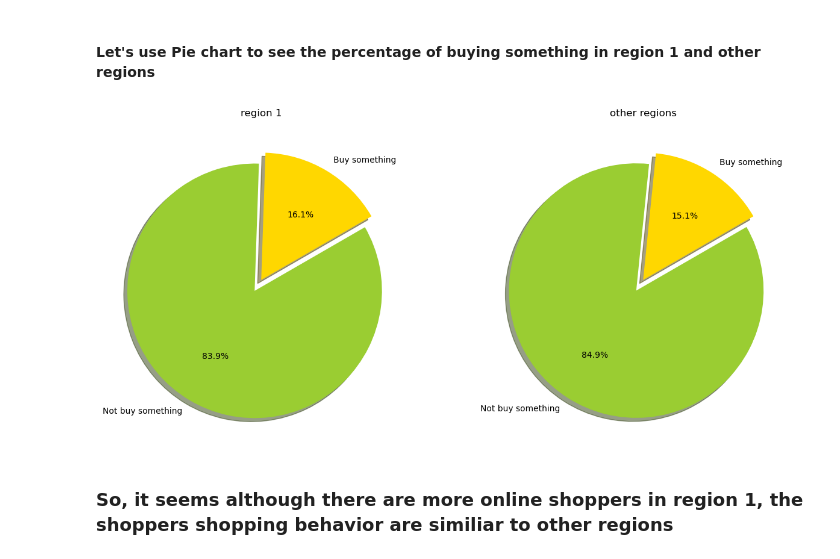
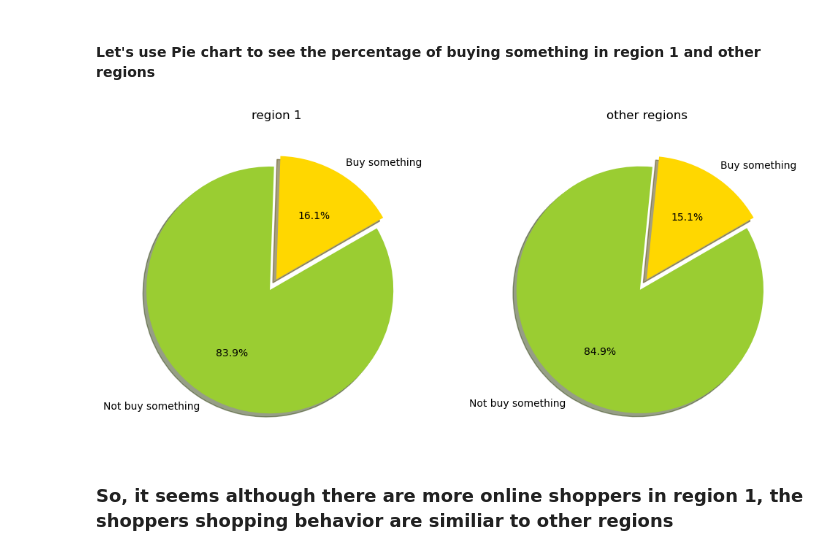
Before and after one commit to jzy0040/PythonIntroAndDataModeling, a Jupyter notebook: notebooks/ChooseAnEffectiveVisual.ipynb, the cells around one changed output. Drawn from its saved outputs; the diff is of its cells as text; code cells hidden in the pictures.

```diff
--- a/notebooks/ChooseAnEffectiveVisual.ipynb
+++ b/notebooks/ChooseAnEffectiveVisual.ipynb
@@ -231,34 +231,34 @@ Expresses a part-to-whole relationship in your data
 # %%
 # labels for pie chart
 labels = 'Buy something','Not buy something'
 # The number of shoppers end up not buying somthing in region1
 region1_shopper_n = data[(data['Region'] == 1) &( data['Revenue'] != True)]['Index'].size
 # The number of shoppers end up not buying somthing in other region
 regiono_shopper_n = data[(data['Region'] != 1) & (data['Revenue'] != True)]['Index'].size
 # the size(number) for each label in region1
 region1_sizes = [region1_shopper_b,region1_shopper_n]
 # the size(number) for each label in other regions
 regiono_sizes = [regiono_shopper_b,regiono_shopper_n]
 
 # optional parameters for better visualizition
-plt.rcParams['figure.figsize'] = (15, 8) #figure size
+plt.rcParams['figure.figsize'] = (12, 7) #figure size
 colors = ['gold', 'yellowgreen']
 explode = (0,0.1)
 
 #plot pie chart for region 1
 ax1 = plt.subplot(1, 2, 1)
 patches, texts, autotexts = plt.pie(region1_sizes, explode=explode, labels=labels, colors=colors,
         autopct='%1.1f%%', shadow=True, startangle=30)
 ax1.set_title("region 1")
 
 #plot pie chart for other regions
 ax2 = plt.subplot(1, 2, 2)
 patches, texts, autotexts = plt.pie(regiono_sizes, explode=explode, labels=labels, colors=colors,
         autopct='%1.1f%%', shadow=True, startangle=30)
 ax2.set_title("other regions");
 # the semicolon is used to suppress the returned values from calling matplotlib functions. You can remove it to check what will heppen.
 # %% [output]
-[figure, old version]
+[figure, new version]
 # %% [markdown]
 ### So, it seems although there are more online shoppers in region 1, the shoppers shopping behavior are similiar to other regions
 # %% [markdown]
```
Also changed, not shown: parts of 4 cells of this notebook, 1 other file.
